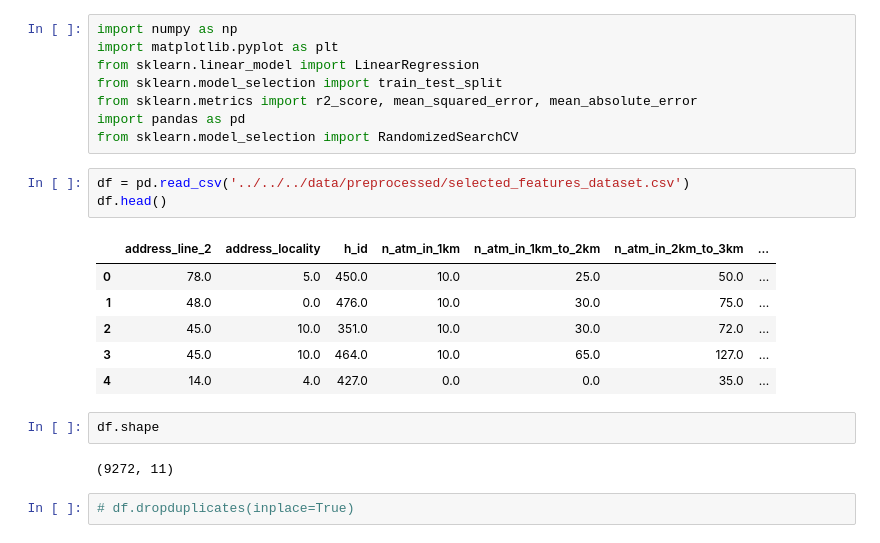
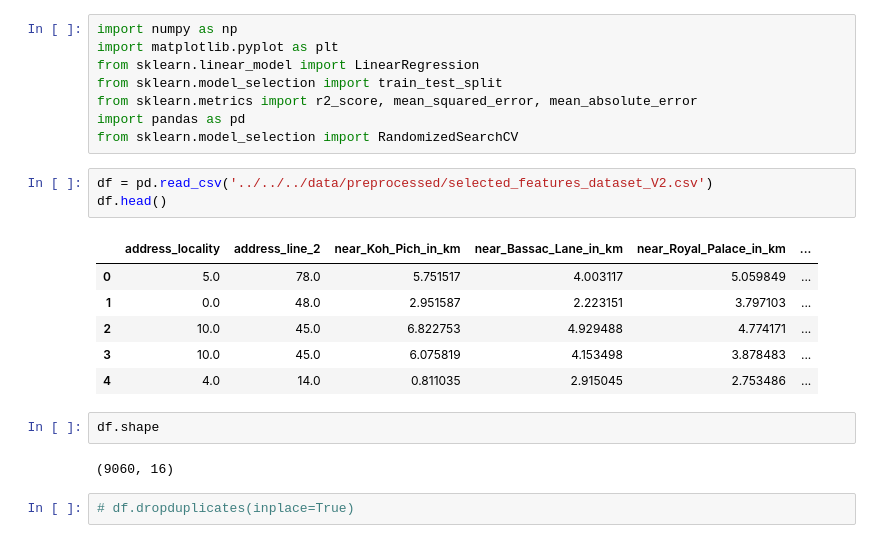
Before and after one commit to zinhour10/real_estate_price_prediction, a Jupyter notebook: notebooks/model_training/linear_regression/linear_regression_model_training_v3.ipynb, the cells around one changed output. Cells and saved outputs as stored; diff of their text form.

```diff
--- a/notebooks/model_training/linear_regression/linear_regression_model_training_v3.ipynb
+++ b/notebooks/model_training/linear_regression/linear_regression_model_training_v3.ipynb
@@ -7,19 +7,19 @@ from sklearn.metrics import r2_score, mean_squared_error, mean_absolute_error
 import pandas as pd
 from sklearn.model_selection import RandomizedSearchCV
 # %%
-df = pd.read_csv('../../../data/preprocessed/selected_features_dataset.csv')
+df = pd.read_csv('../../../data/preprocessed/selected_features_dataset_V2.csv')
 df.head()
 # %% [output]
-|  | address_line_2 | address_locality | h_id | n_atm_in_1km | n_atm_in_1km_to_2km | n_atm_in_2km_to_3km | ... |
-| 0 | 78.0 | 5.0 | 450.0 | 10.0 | 25.0 | 50.0 | ... |
-| 1 | 48.0 | 0.0 | 476.0 | 10.0 | 30.0 | 75.0 | ... |
-| 2 | 45.0 | 10.0 | 351.0 | 10.0 | 30.0 | 72.0 | ... |
-| 3 | 45.0 | 10.0 | 464.0 | 10.0 | 65.0 | 127.0 | ... |
-| 4 | 14.0 | 4.0 | 427.0 | 0.0 | 0.0 | 35.0 | ... |
+|  | address_locality | address_line_2 | near_Koh_Pich_in_km | near_Bassac_Lane_in_km | near_Royal_Palace_in_km | ... |
+| 0 | 5.0 | 78.0 | 5.751517 | 4.003117 | 5.059849 | ... |
+| 1 | 0.0 | 48.0 | 2.951587 | 2.223151 | 3.797103 | ... |
+| 2 | 10.0 | 45.0 | 6.822753 | 4.929488 | 4.774171 | ... |
+| 3 | 10.0 | 45.0 | 6.075819 | 4.153498 | 3.878483 | ... |
+| 4 | 4.0 | 14.0 | 0.811035 | 2.915045 | 2.753486 | ... |
 # %%
 df.shape
 # %% [output]
-(9272, 11)
+(9060, 16)
 # %%
 # df.dropduplicates(inplace=True)
 # %%
```
Also changed, not shown: parts of 10 cells of this notebook, 26 other files.
